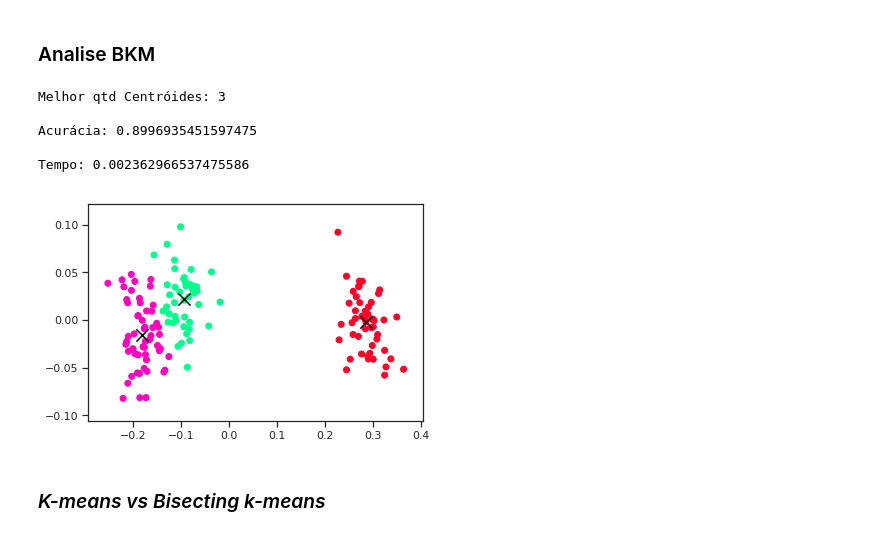
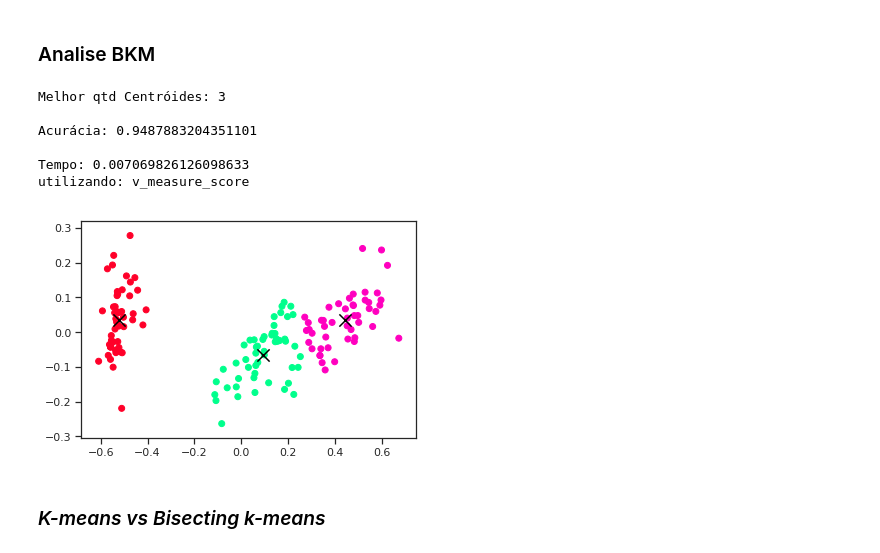
Before and after one commit to GrayJack/Bisect-K-Means, a Jupyter notebook: src/k-means-final.ipynb, the cells around one changed output. Drawn from its saved outputs; the diff is of its cells as text; code cells hidden in the pictures.

```diff
--- a/src/k-means-final.ipynb
+++ b/src/k-means-final.ipynb
@@ -16,6 +16,11 @@ import seaborn           as sns
 import matplotlib.pyplot as plt
 import random            as rd
 
+# Metricas utilizadas
+silhouete = metrics.silhouette_score
+v_measure = metrics.v_measure_score
+adj_rd    = metrics.adjusted_rand_score
+
 # Argumentos e pré-definições do seaborn
 flatui = ["#9b59b6", "#3498db", "#95a5a6", "#e74c3c", "#34495e", "#2ecc71"]
 sns.set(style="ticks")
@@ -242,40 +244,45 @@ def BKM(data, distance_function=euclidianDistance, min_profit=0.01, MAX_K=8):
 
     return labels,final_centroids,C
 # %%
-def bkm_analizer(X, label_true, plot_name, maxk=1000, minprofit=100):
+def bkm_analizer(X, label_true, plot_name, maxk=1000, minprofit=100, metric=v_measure):
     maping = {key:count for count,key in enumerate(label_true)}
     Y = [maping[i] for i in label_true]
-
-    metric = metrics.v_measure_score
 
     best_accuracy = -2
     best_centr = []
     best_k = -1
     best_label = []
     best_time = -1
+    best_X = []
 
     for K in range(1, 20):
         ini = time()
-        labels,centroids,groups2 = BKM(X, MAX_K=maxk, min_profit=minprofit)
+        labels,centroids,groups = BKM(X, MAX_K=maxk, min_profit=minprofit)
         fin = time()
 
         tempo = fin-ini
 
         X = []
-        for i,group in enumerate(groups2):
+        for group in groups:
             X.extend(group)
 
-        acc = metric(Y, labels)
+        if metric.__name__ == 'silhouette_score':
+            acc = metric(X, labels)
+        else:
+            acc = metric(Y, labels)
 
         if acc >= best_accuracy:
+            best_X = X
             best_accuracy = acc
             best_centr = centroids
             best_k = len(centroids)
             best_label = labels
             best_time = tempo
 
-    print(f"Melhor qtd Centróides: {best_k}\n\nAcurácia: {best_accuracy}\n\nTempo: {best_time}")
-    plotter3(X,labels, ks=centroids)
+    print(f"Melhor qtd Centróides: {best_k}\n\nAcurácia: {best_accuracy}\n\nTempo: {best_time}\nutilizando: {metric.__name__}\n")
+
+    plotter3(best_X,best_label, ks=best_centr)
+
     plt.savefig(plot_name)
 # %% [markdown]
 # Medidas de Acurácia
@@ -390,14 +399,15 @@ Gráfico: K por Acurácia (adjusted_rand_score)
 # %% [markdown]
 ### Analise BKM
 # %%
-bkm_analizer(iris_document, iris_label, "Iris_best_BKM.pdf" maxk=1000, minprofit=10)
+bkm_analizer(iris_document, iris_label, "Iris_best_BKM.pdf", maxk=1000, minprofit=10)
 # %% [output]
 Melhor qtd Centróides: 3
 
-Acurácia: 0.8996935451597475
+Acurácia: 0.9487883204351101
 
-Tempo: 0.002362966537475586
+Tempo: 0.007069826126098633
+utilizando: v_measure_score
-[figure, old version]
+[figure, new version]
 # %% [markdown]
 ### *K-means vs Bisecting k-means*
 # %% [markdown]
```
Also changed, not shown: parts of 54 cells of this notebook, 1 other file.
